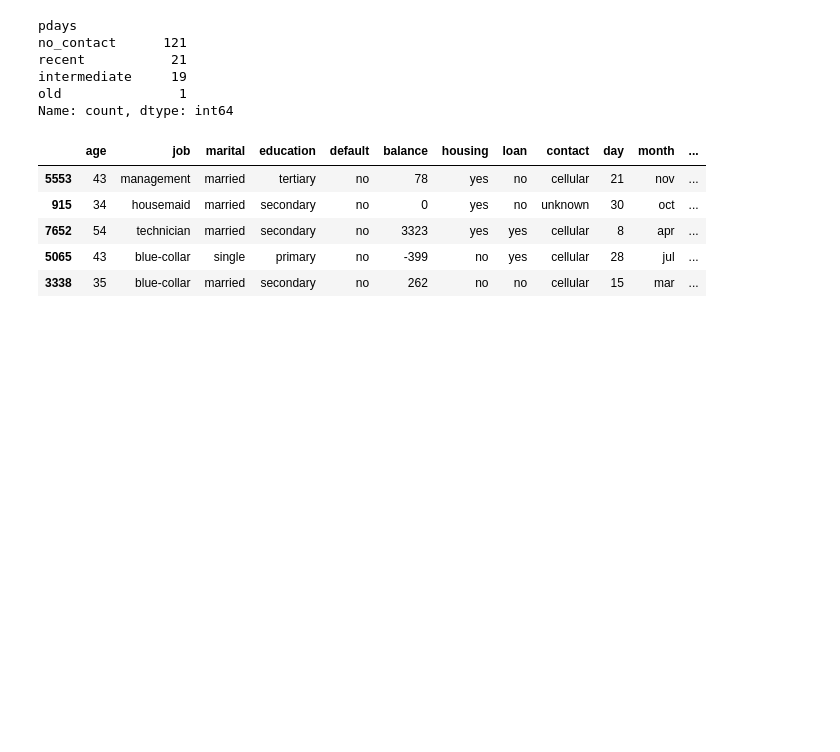
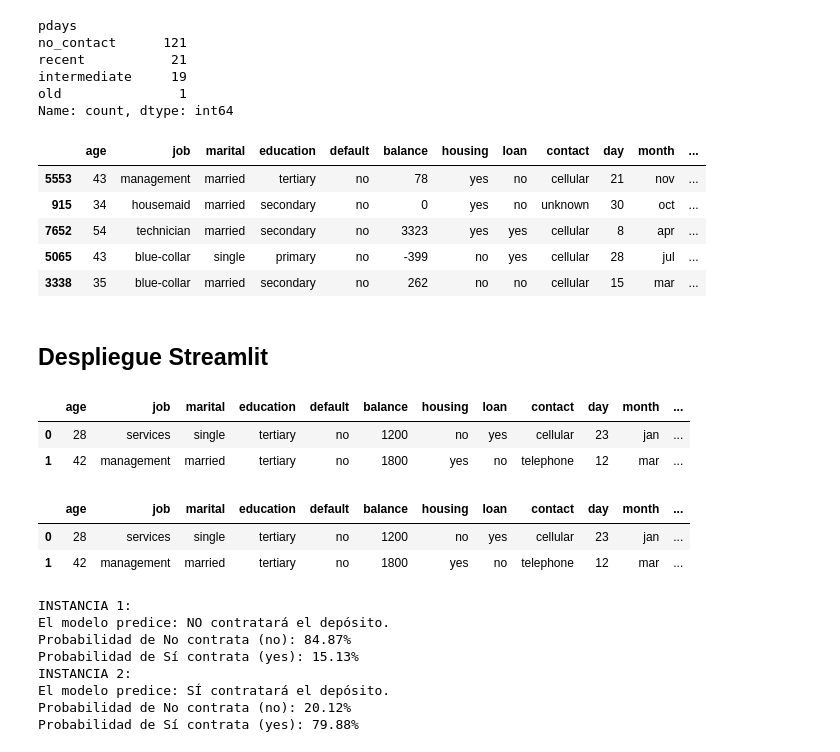
Before and after one commit to 100522371/P1_AA_Grupo17, a Jupyter notebook: predicciones.ipynb, the cells around one changed output. Saved outputs shown, nothing was run; the diff lists cells and outputs as text; code cells hidden in the pictures; blank space fills up the shorter version.

Commit message:
celda con dos nuevas instancias

```diff
--- a/predicciones.ipynb
+++ b/predicciones.ipynb
@@ -66,3 +66,63 @@ df_entrega = pd.DataFrame({
 })
 
 df_entrega.to_csv('predicciones.csv', index=False)
+# %% [markdown]
+## Despliegue Streamlit
+# %%
+# Crear un DataFrame con las dos instancias que probamos en Streamlit
+datos_nuevos = {
+    'age': [28, 42],
+    'job': ['services', 'management'],
+    'marital': ['single', 'married'],
+    'education': ['tertiary', 'tertiary'],
+    'default': ['no', 'no'],
+    'balance': [1200, 1800],
+    'housing': ['no', 'yes'],
+    'loan': ['yes', 'no'],
+    'contact': ['cellular', 'telephone'],
+    'day': [23, 12],
+    'month': ['jan', 'mar'],
+    'duration': [119, 174],
+    'campaign': [1, 3],
+    'pdays': [-1, 100],
+    'previous': [0, 1],
+    'poutcome': ['other', 'unknown']
+}
+
+df_instancias = pd.DataFrame(datos_nuevos)
+display(df_instancias)
+
+# Sobrescribimos pdays
+df_instancias['pdays'] = pd.cut(df_instancias['pdays'], bins=cortes, labels=etiquetas, right=True)
+display(df_instancias)
+
+# Realizar las predicciones con el Pipeline
+# El pipeline se encarga automáticamente de escalar y categorizar (OneHot, pdays, etc.)
+predicciones = model.predict(df_instancias)
+probabilidades = model.predict_proba(df_instancias)
+
+# Mostramos los resultados con el mismo formato que la App web
+for i in range(len(df_instancias)):
+    prob_no = probabilidades[i][0] * 100
+    prob_si = probabilidades[i][1] * 100
+    pred_texto = "SÍ contratará" if predicciones[i] == 'yes' else "NO contratará"
+
+    print(f"INSTANCIA {i+1}:")
+    print(f"El modelo predice: {pred_texto} el depósito.")
+    print(f"Probabilidad de No contrata (no): {prob_no:.2f}%")
+    print(f"Probabilidad de Sí contrata (yes): {prob_si:.2f}%")
+# %% [output]
+|  | age | job | marital | education | default | balance | housing | loan | contact | day | month | ... |
+| 0 | 28 | services | single | tertiary | no | 1200 | no | yes | cellular | 23 | jan | ... |
+| 1 | 42 | management | married | tertiary | no | 1800 | yes | no | telephone | 12 | mar | ... |
+|  | age | job | marital | education | default | balance | housing | loan | contact | day | month | ... |
+| 0 | 28 | services | single | tertiary | no | 1200 | no | yes | cellular | 23 | jan | ... |
+| 1 | 42 | management | married | tertiary | no | 1800 | yes | no | telephone | 12 | mar | ... |
+INSTANCIA 1:
+El modelo predice: NO contratará el depósito.
+Probabilidad de No contrata (no): 84.87%
+Probabilidad de Sí contrata (yes): 15.13%
+INSTANCIA 2:
+El modelo predice: SÍ contratará el depósito.
+Probabilidad de No contrata (no): 20.12%
+Probabilidad de Sí contrata (yes): 79.88%
```
